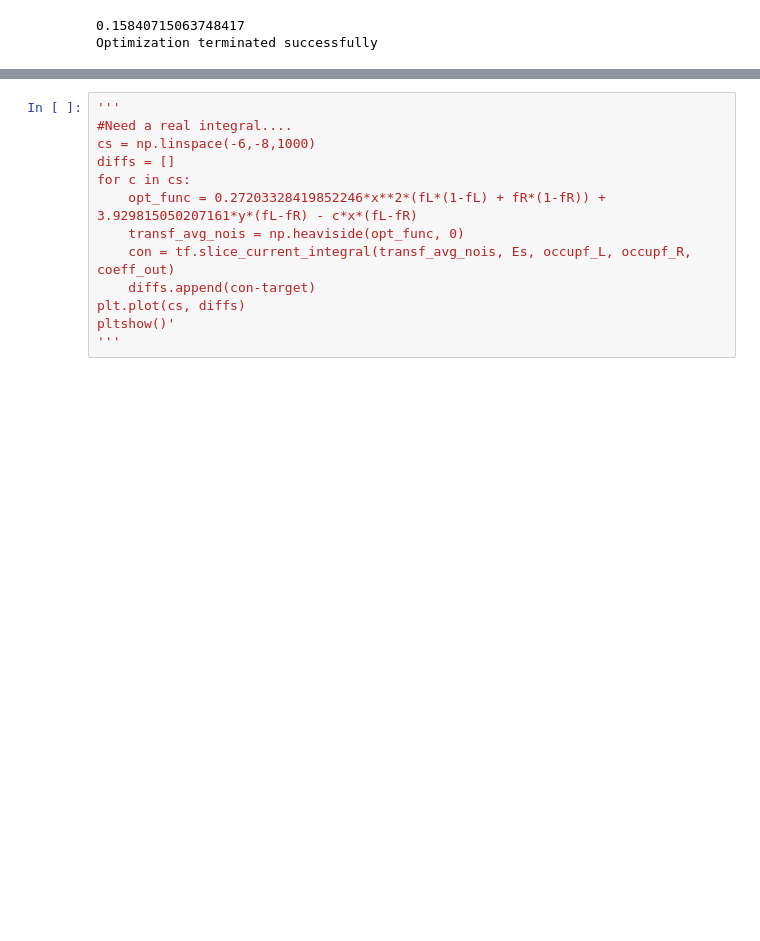
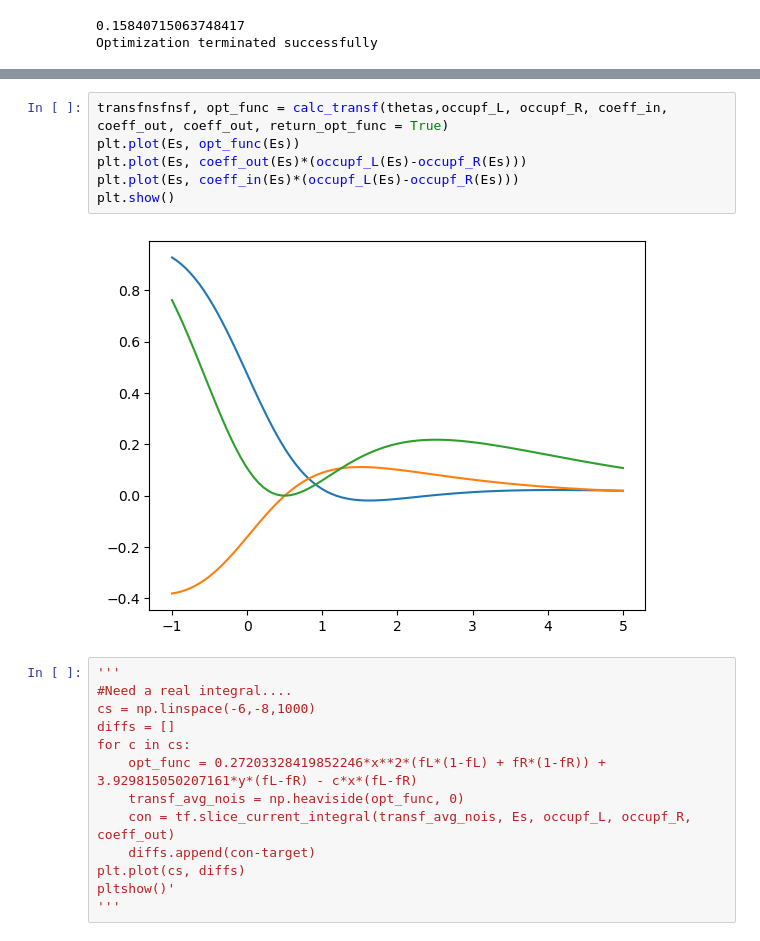
Before and after one commit to Edania/qthermo, a Jupyter notebook: testing_noise.ipynb, the cells around one changed output, grey strips where cells are left out. Saved outputs shown, nothing was run; the diff lists cells and outputs as text; blank space fills up the shorter version.

```diff
--- a/testing_noise.ipynb
+++ b/testing_noise.ipynb
@@ -212,3 +215,11 @@ transf_avg_nois = calc_transf(thetas,occupf_L, occupf_R, coeff_in, coeff_out, co
+# %%
+transfnsfnsf, opt_func = calc_transf(thetas,occupf_L, occupf_R, coeff_in, coeff_out, coeff_out, return_opt_func = True)
+plt.plot(Es, opt_func(Es))
+plt.plot(Es, coeff_out(Es)*(occupf_L(Es)-occupf_R(Es)))
+plt.plot(Es, coeff_in(Es)*(occupf_L(Es)-occupf_R(Es)))
+plt.show()
+# %% [output]
+[figure, added]
 # %%
 '''
 #Need a real integral....
```
Also changed, not shown: parts of 6 cells of this notebook, 2 other files.
